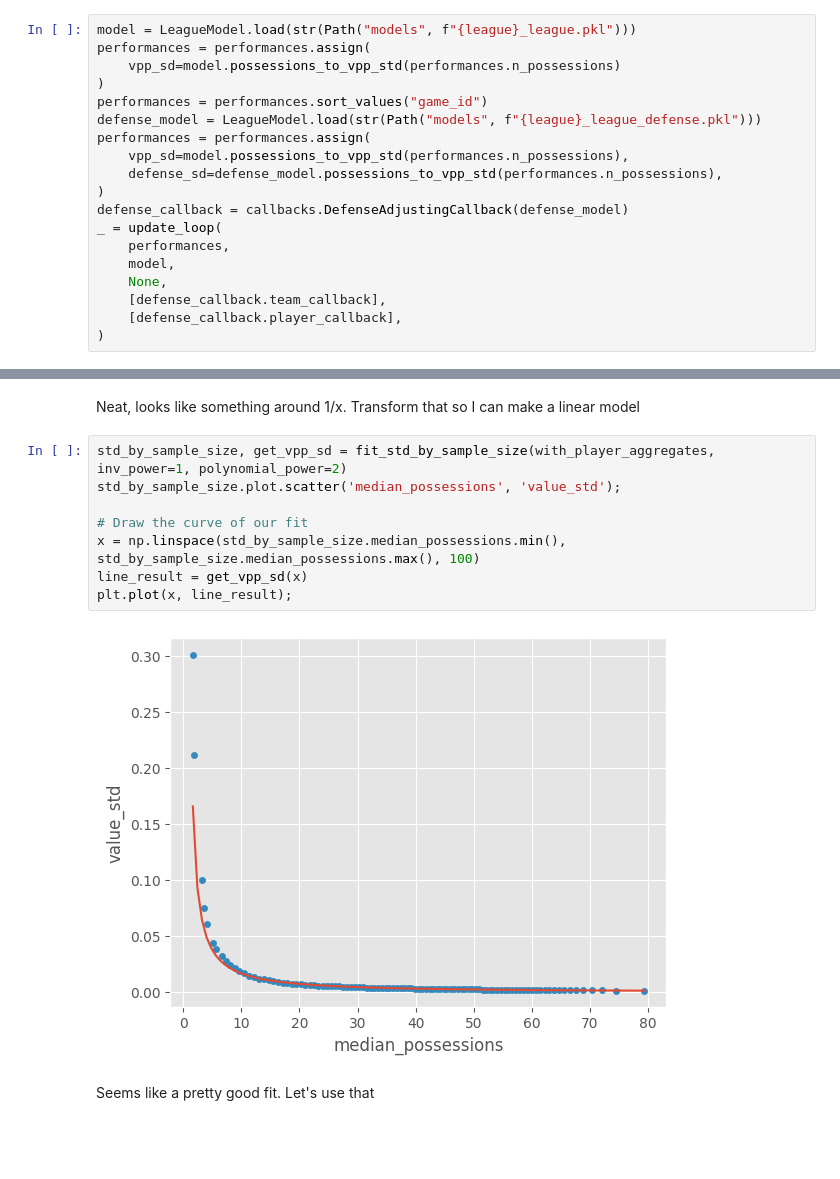
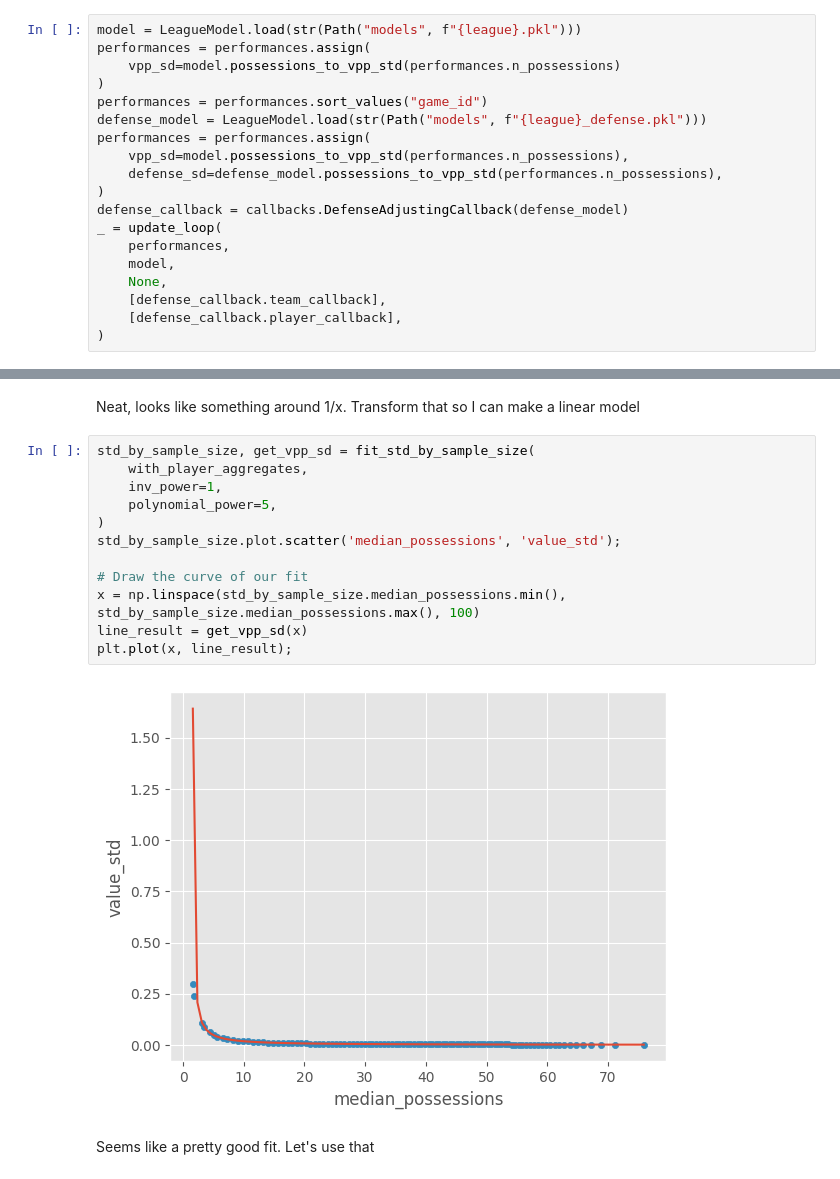
Before and after one commit to NathanDeMaria/individual_players, a Jupyter notebook: adjusted_model.ipynb, the cells around one changed output, grey strips where cells are left out. Saved outputs shown, nothing was run; the diff lists cells and outputs as text; blank space fills up the shorter version.

```diff
--- a/adjusted_model.ipynb
+++ b/adjusted_model.ipynb
@@ -15,10 +13,10 @@ performances = add_opponent(performances)
 # %%
-model = LeagueModel.load(str(Path("models", f"{league}_league.pkl")))
+model = LeagueModel.load(str(Path("models", f"{league}.pkl")))
 performances = performances.assign(
     vpp_sd=model.possessions_to_vpp_std(performances.n_possessions)
 )
 performances = performances.sort_values("game_id")
-defense_model = LeagueModel.load(str(Path("models", f"{league}_league_defense.pkl")))
+defense_model = LeagueModel.load(str(Path("models", f"{league}_defense.pkl")))
 performances = performances.assign(
     vpp_sd=model.possessions_to_vpp_std(performances.n_possessions),
     defense_sd=defense_model.possessions_to_vpp_std(performances.n_possessions),
@@ -47,15 +45,19 @@ plt.xlim(0, 150);
 # %% [markdown]
 Neat, looks like something around 1/x. Transform that so I can make a linear model
 # %%
-std_by_sample_size, get_vpp_sd = fit_std_by_sample_size(with_player_aggregates, inv_power=1, polynomial_power=2)
+std_by_sample_size, get_vpp_sd = fit_std_by_sample_size(
+    with_player_aggregates,
+    inv_power=1,
+    polynomial_power=5,
+)
 std_by_sample_size.plot.scatter('median_possessions', 'value_std');
 
 # Draw the curve of our fit
 x = np.linspace(std_by_sample_size.median_possessions.min(), std_by_sample_size.median_possessions.max(), 100)
 line_result = get_vpp_sd(x)
 plt.plot(x, line_result);
 # %% [output]
-[figure, old version]
+[figure, new version]
 # %% [markdown]
 Seems like a pretty good fit. Let's use that
 # %%
```
Also changed, not shown: parts of 6 cells of this notebook, 12 other files.
